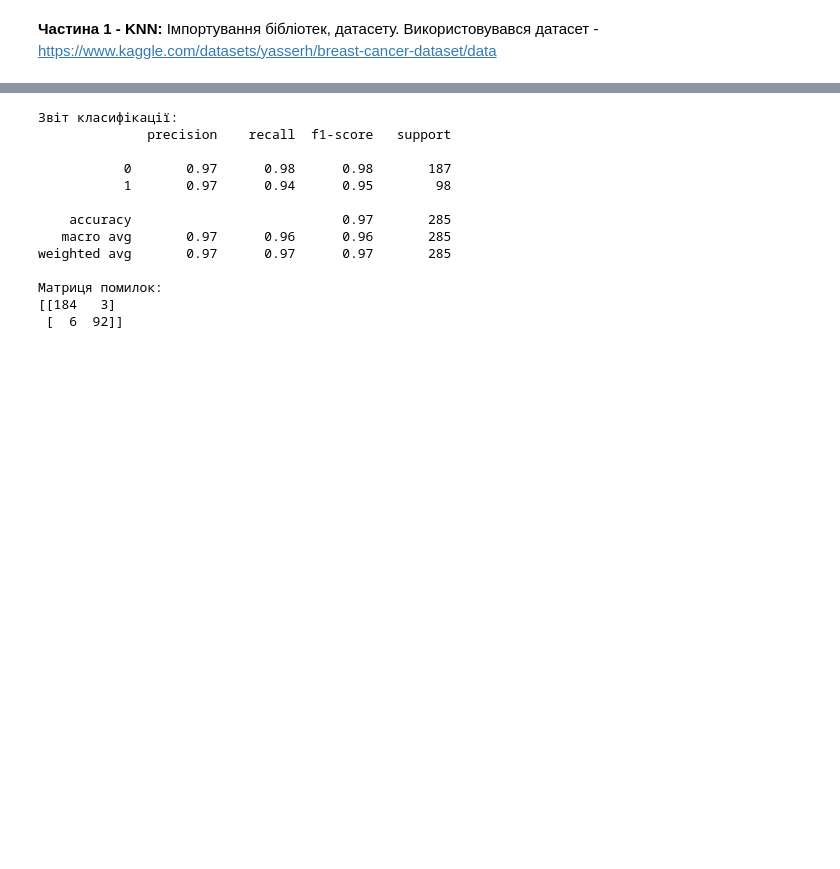
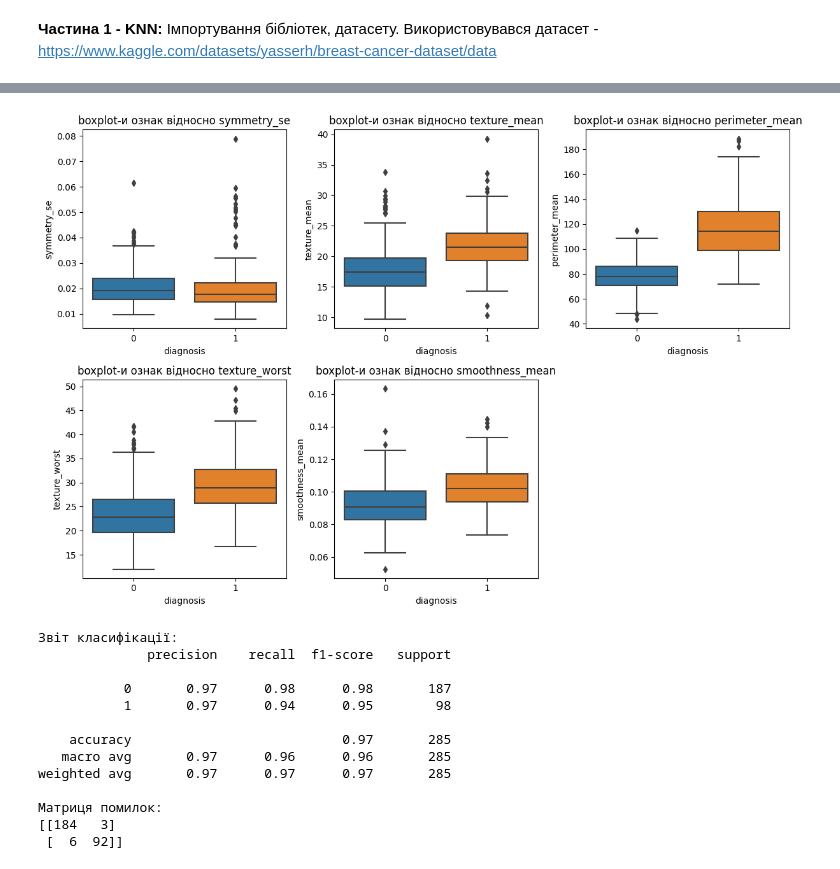
Before and after one commit to AndrewZinoviewFB06/Data_Analysis_2024_KPI, a Jupyter notebook: lab-1/lab-1.ipynb, the cells around one changed output, grey strips where cells are left out. Drawn from its saved outputs; the diff is of its cells as text; code cells hidden in the pictures; blank space fills up the shorter version.

```diff
--- a/lab-1/lab-1.ipynb
+++ b/lab-1/lab-1.ipynb
@@ -30,3 +45,15 @@ plt.show()
+# %%
+plt.figure(figsize=(12,8))
+
+# Побудова boxplot-ів для кожної ознаки відносно цільової змінної 'diagnosis'
+for i, feature in enumerate(features, 1):
+    plt.subplot(2, 3, i)
+    sns.boxplot(x='diagnosis', y=feature, data=df_main)
+    plt.title(f'boxplot-и ознак відносно {feature}')
+plt.tight_layout()
+plt.show()
+# %% [output]
+[figure, added]
 # %%
 #  визначаємо дані
 X = df_main.drop('diagnosis', axis=1)
```
Also changed, not shown: parts of 2 cells of this notebook.
